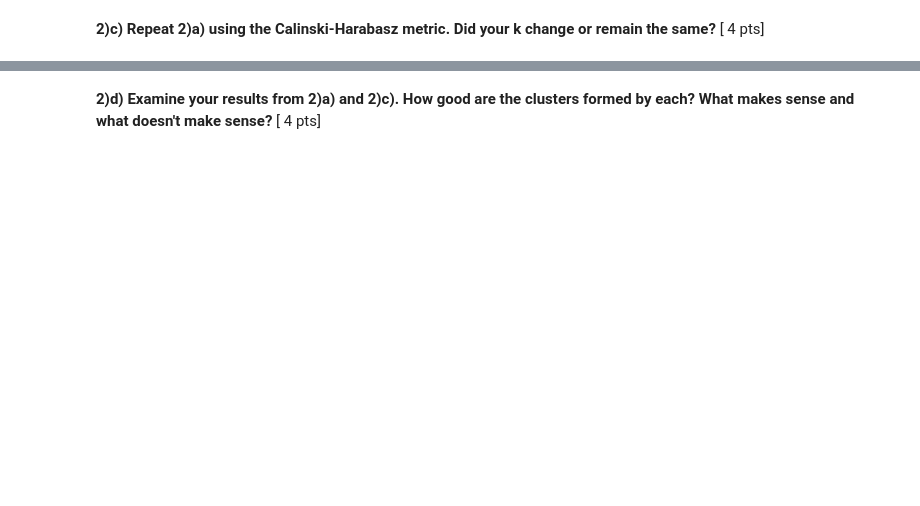
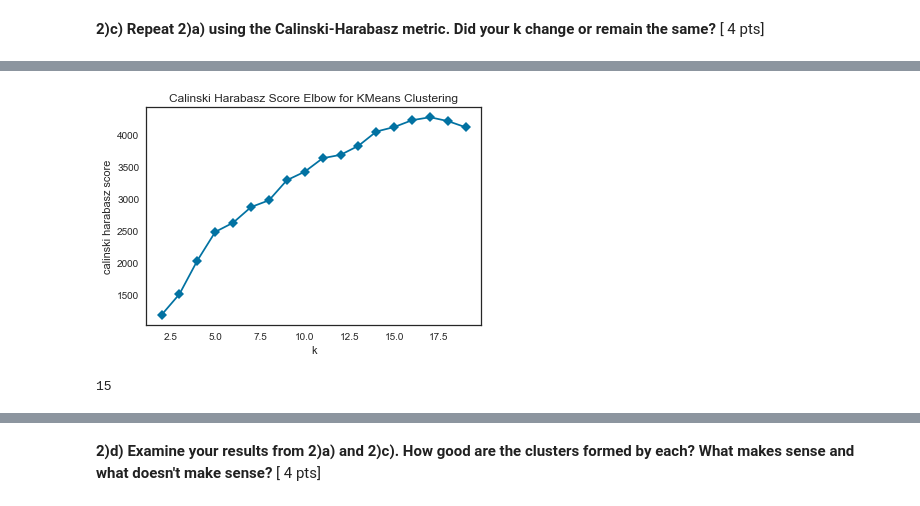
Before and after one commit to Nellyan4/data_mining, a Jupyter notebook: hw3/Homework3_F21_A2_XiYan.ipynb, the cells around one changed output, grey strips where cells are left out. Cells and saved outputs as stored; diff of their text form; code cells hidden in the pictures; blank space fills up the shorter version.

```diff
--- a/hw3/Homework3_F21_A2_XiYan.ipynb
+++ b/hw3/Homework3_F21_A2_XiYan.ipynb
@@ -343,0 +338,10 @@ model_calinski = KMeans(random_state=1, n_clusters=14).fit(X)
+# %%
+# Run a Calinski Harabasz method from k=2 to k=20 to see which k is the best
+visualizer = KElbowVisualizer(model, k=(2,20), metric='calinski_harabasz',timings=False, locate_elbow=False)
+visualizer.fit(X)
+visualizer.show();
+# Print out the index of which the Calinski Harabasz score is the highest
+print(visualizer.k_scores_.index(max(visualizer.k_scores_)))
+# %% [output]
+[figure, added]
+15
```
Also changed, not shown: parts of 55 cells of this notebook.
